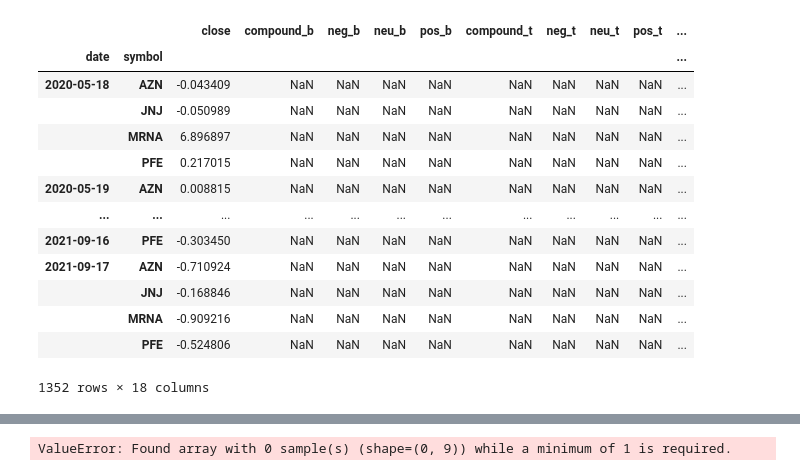
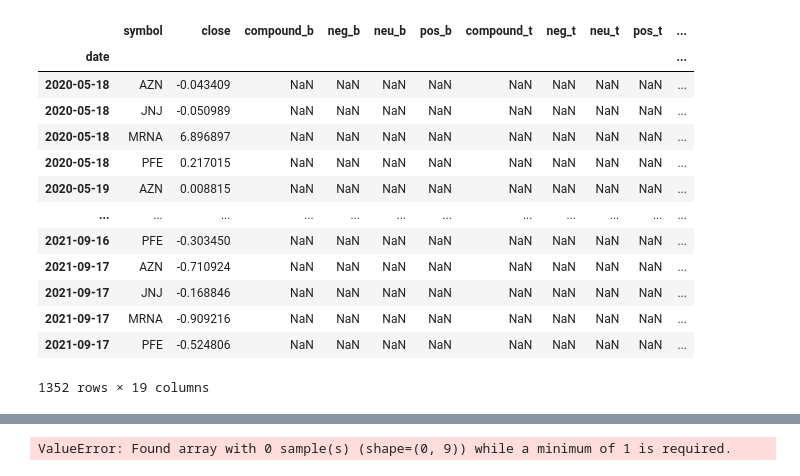
Before and after one commit to MattDWillson/Future-Pharma-ETF, a Jupyter notebook: Python/modeling.ipynb, the cells around one changed output, grey strips where cells are left out. Drawn from its saved outputs; the diff is of its cells as text; code cells hidden in the pictures.

```diff
--- a/Python/modeling.ipynb
+++ b/Python/modeling.ipynb
@@ -8,23 +8,23 @@ news_features_df = pd.read_csv(Path('../Data/news_features.csv'), infer_datetime
 target_df = pd.read_csv(Path('../Data/target.csv'), infer_datetime_format=True)
 # %%
 model_data_df = target_df.merge(news_features_df, on=['date', 'symbol'], how='left').merge(financial_features_df, on=['date', 'symbol'], how='left')
-model_data_df = model_data_df.set_index(['date', 'symbol'])
+model_data_df = model_data_df.set_index(['date'])
 model_data_df
 # %% [output]
-|  |  | close | compound_b | neg_b | neu_b | pos_b | compound_t | neg_t | neu_t | pos_t | ... |
-| date | symbol |  |  |  |  |  |  |  |  |  | ... |
+|  | symbol | close | compound_b | neg_b | neu_b | pos_b | compound_t | neg_t | neu_t | pos_t | ... |
+| date |  |  |  |  |  |  |  |  |  |  | ... |
 | 2020-05-18 | AZN | -0.043409 | NaN | NaN | NaN | NaN | NaN | NaN | NaN | NaN | ... |
-|  | JNJ | -0.050989 | NaN | NaN | NaN | NaN | NaN | NaN | NaN | NaN | ... |
-|  | MRNA | 6.896897 | NaN | NaN | NaN | NaN | NaN | NaN | NaN | NaN | ... |
-|  | PFE | 0.217015 | NaN | NaN | NaN | NaN | NaN | NaN | NaN | NaN | ... |
+| 2020-05-18 | JNJ | -0.050989 | NaN | NaN | NaN | NaN | NaN | NaN | NaN | NaN | ... |
+| 2020-05-18 | MRNA | 6.896897 | NaN | NaN | NaN | NaN | NaN | NaN | NaN | NaN | ... |
+| 2020-05-18 | PFE | 0.217015 | NaN | NaN | NaN | NaN | NaN | NaN | NaN | NaN | ... |
 | 2020-05-19 | AZN | 0.008815 | NaN | NaN | NaN | NaN | NaN | NaN | NaN | NaN | ... |
 | ... | ... | ... | ... | ... | ... | ... | ... | ... | ... | ... | ... |
 | 2021-09-16 | PFE | -0.303450 | NaN | NaN | NaN | NaN | NaN | NaN | NaN | NaN | ... |
 | 2021-09-17 | AZN | -0.710924 | NaN | NaN | NaN | NaN | NaN | NaN | NaN | NaN | ... |
-|  | JNJ | -0.168846 | NaN | NaN | NaN | NaN | NaN | NaN | NaN | NaN | ... |
-|  | MRNA | -0.909216 | NaN | NaN | NaN | NaN | NaN | NaN | NaN | NaN | ... |
-|  | PFE | -0.524806 | NaN | NaN | NaN | NaN | NaN | NaN | NaN | NaN | ... |
+| 2021-09-17 | JNJ | -0.168846 | NaN | NaN | NaN | NaN | NaN | NaN | NaN | NaN | ... |
+| 2021-09-17 | MRNA | -0.909216 | NaN | NaN | NaN | NaN | NaN | NaN | NaN | NaN | ... |
+| 2021-09-17 | PFE | -0.524806 | NaN | NaN | NaN | NaN | NaN | NaN | NaN | NaN | ... |
-1352 rows × 18 columns
+1352 rows × 19 columns
 # %%
 model_data_df['compound'] = model_data_df['compound_b'] + model_data_df['compound_t']
 model_data_df['neg'] = model_data_df['neg_b'] + model_data_df['neg_t']
```
Also changed, not shown: parts of 3 cells of this notebook, 4 other files.
